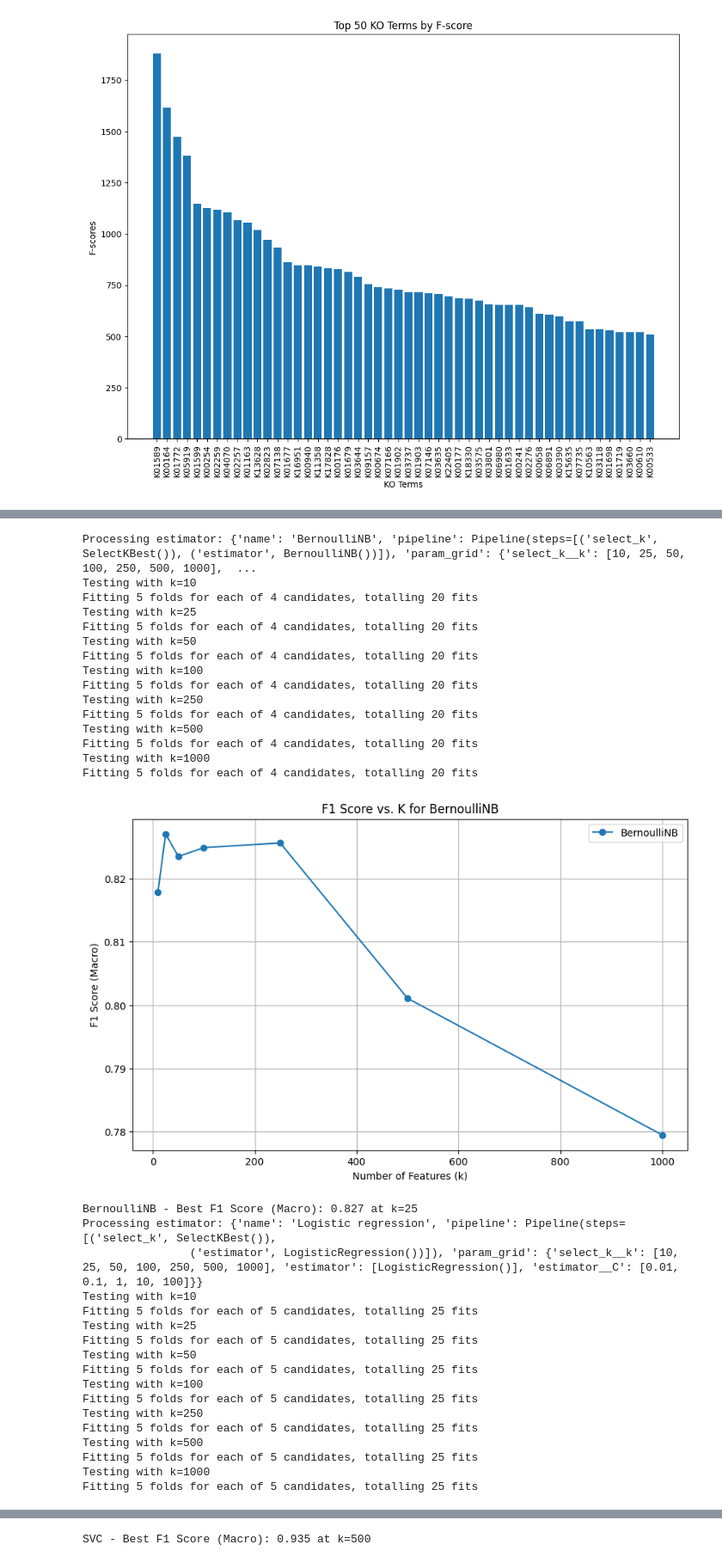
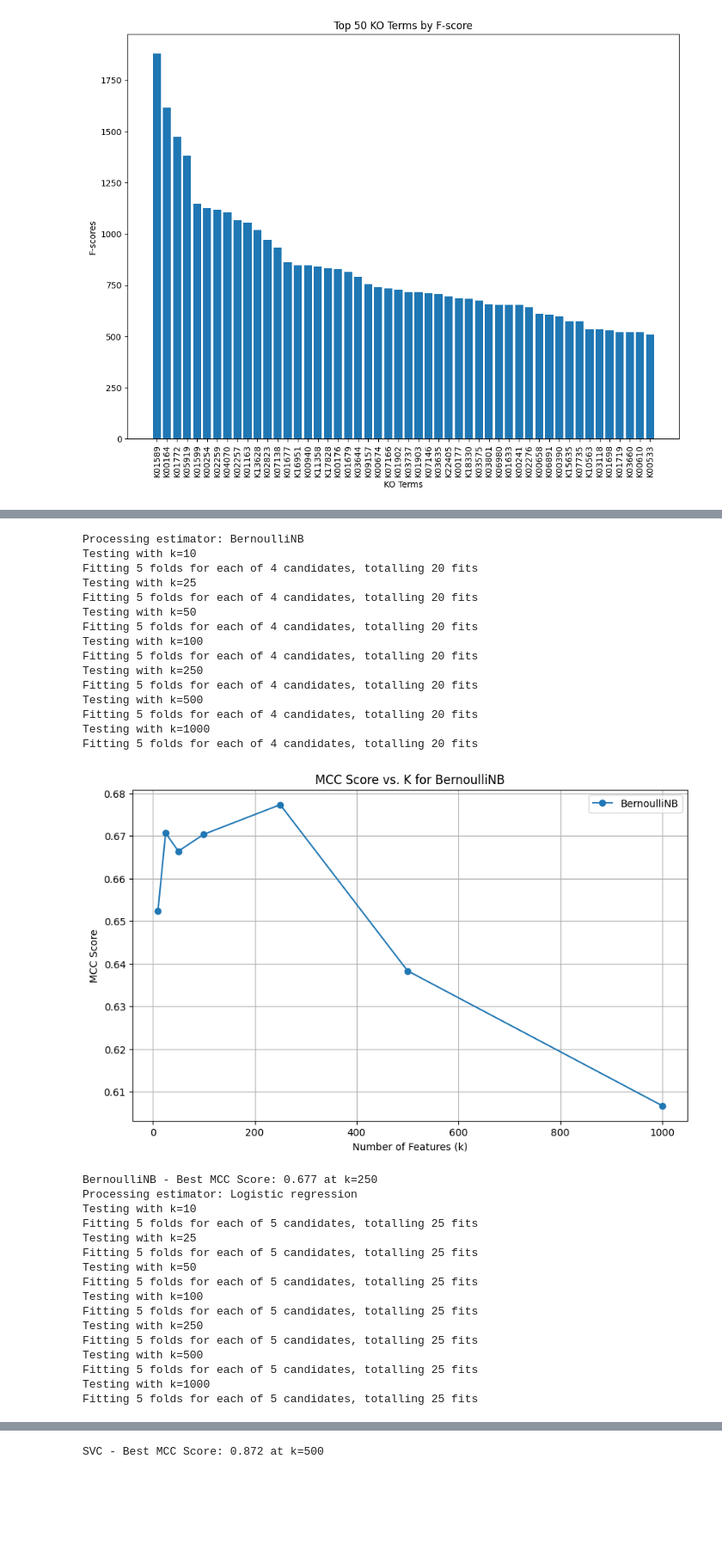
Before and after one commit to Ellaermeg/Eliah-Masters, a Jupyter notebook: KOs/Ungrouped pipeline KO.ipynb, the cells around one changed output, grey strips where cells are left out. Shown at 86% size. Saved outputs shown, nothing was run; the diff lists cells and outputs as text; code cells hidden in the pictures; blank space fills up the shorter version.

```diff
--- a/KOs/Ungrouped pipeline KO.ipynb
+++ b/KOs/Ungrouped pipeline KO.ipynb
@@ -160,7 +160,7 @@ features with correlation above 0.5 or below -0.5
 2508  K04070     0.503577
 2837  K05919     0.546010
 # %%
-''' Pipeline implementation for Naive bayes and random forests'''
+''' Pipeline implementation for all esitmators'''
 start_time = time.time()
 
 X_train, X_test, Y_train, Y_test = train_test_split(X_aligned, Y_aligned, test_size=0.3, random_state=42)
@@ -175,7 +175,7 @@ model_configs = [
             ('estimator', BernoulliNB())
         ]),
         'param_grid': {
-            'select_k__k': [1],
+            'select_k__k': [10,25, 50, 100, 250, 500, 1000],
             'estimator__alpha': [0.01, 0.1, 1.0, 10.0],  # Manages problem of zero probability in dataset (if a value is not observed in the data, it makes sure that the probability of zero does not lead to incorrect predicitons)
             'estimator__binarize': [0.0]  # Is automatically applied, so Blackbox hehehe
         }
@@ -187,7 +187,7 @@ model_configs = [
             ('estimator', LogisticRegression())
         ]),
         'param_grid': {
-            'select_k__k' : [1],
+            'select_k__k' : [10,25, 50, 100, 250, 500, 1000],
             'estimator': [LogisticRegression()],
             'estimator__C': [0.01, 0.1, 1, 10, 100] # Regularization step- Smaller C equals stronger regularization(penalizes magnitude of coefficients)
         }
@@ -199,7 +199,7 @@ model_configs = [
             ('estimator', RandomForestClassifier(random_state=42))
         ]),
         'param_grid': {
-            'select_k__k': [1],
+            'select_k__k': [10,25, 50, 100, 250, 500, 1000],
             'estimator__n_estimators': [100], # Number of trees in the model i think
             'estimator__max_depth': [5, 10, 50, None] # Depth of each tree in the forest, None means no limit, depth runs untill all leaves are pure
         }
@@ -211,7 +211,7 @@ model_configs = [
             ('estimator', SVC(random_state=42))
         ]),
         'param_grid': {
-            'select_k__k': [1],
+            'select_k__k': [10,25, 50, 100, 250, 500, 1000],
             'estimator__C': [0.1, 1, 10], # Essentially makes sure that the data is not overfitted on the traning data by regularization. Low values mean more regularization, high means less regularization
             'estimator__kernel': ['linear', 'poly', 'rbf'], # Linear implies that data is not transformed and is linearly separable
             'estimator__gamma': ['scale', 'auto'] # How far does the influence of a single traing example reach?
@@ -225,7 +225,7 @@ model_configs = [
 # Perform GridSearchCV for each model configuration
 for config in model_configs:
     # Grid searches across all the different estimators
-    grid_search = GridSearchCV(config['pipeline'], config['param_grid'], cv=5, scoring='f1_macro', n_jobs=-1, verbose=1)
+    grid_search = GridSearchCV(config['pipeline'], config['param_grid'], cv=StratifiedKFold(n_splits=5), n_jobs=-1, verbose=1)
     grid_search.fit(X_train, Y_train) # fits model
 
     best_model = grid_search.best_estimator_ # evaluates the best model of all the grid searches, i think. CHECK THIS
@@ -238,11 +238,6 @@ for config in model_configs:
 
     # Prints best parameters for each estimator
     print(f'Best parameters found for {config['name']}: {grid_search.best_params_}')
-
-    # Checks MCC for each estimator
-    mcc = matthews_corrcoef(Y_test, Y_pred)
-    print(f"Matthews Correlation Coefficient for {config['name']}: {mcc}")
-    print('\n')
 
 
 
@@ -357,8 +361,8 @@ print(f"Number of labels in Y_train: {len(Y_train)}")
 # %%
-''' K values versus f1 score plot'''
+''' K values versus MCC score plot'''
 
 # MOdel configs
-model_configs = [
+'''model_configs = [
     {
         'name': 'BernoulliNB',
         'pipeline': Pipeline([
@@ -408,58 +412,59 @@ model_configs = [
             'estimator__gamma': ['scale', 'auto'] # How far does the influence of a single traing example reach?
         }
     }
-]
+]'''
 
 # Loop through each model configuration
 for config in model_configs:
     k_values = config['param_grid']['select_k__k']  # Extract k values from the current configuration's param_grid
-    f1_scores = []  # To store mean F1 scores for each k
-    print(f"Processing estimator: {config}")
+    mcc_scores = []  # To store mean MCC scores for each k
+    print(f"Processing estimator: {config['name']}")
 
-    # Perform GridSearchCV for each k value to find the best F1 score
+    # Perform GridSearchCV for each k value to find the best MCC score
     for k in k_values:
         print(f"Testing with k={k}")
-        config['param_grid']['select_k__k'] = [k]
-        grid_search = GridSearchCV(config['pipeline'], config['param_grid'], cv=5, scoring='f1_macro', n_jobs=-1, verbose=1)
+        # Adjust param_grid for current k value only
+        temp_param_grid = config['param_grid'].copy()
+        temp_param_grid['select_k__k'] = [k]  # Use a list with a single value to comply with GridSearchCV expectations
+        grid_search = GridSearchCV(config['pipeline'], temp_param_grid, cv=5, scoring='matthews_corrcoef', n_jobs=-1, verbose=1)
         grid_search.fit(X_train, Y_train)
 
-        # Store the best F1 score for the current k
-        f1_scores.append(grid_search.best_score_)
+        # Store the best MCC score for the current k
+        mcc_scores.append(grid_search.best_score_)
 
-    # Plot F1 scores vs. k for the current estimator
+    # Plot MCC scores vs. k for the current estimator
     plt.figure(figsize=(10, 6))
-    plt.plot(k_values, f1_scores, marker='o', linestyle='-', label=config['name'])
+    plt.plot(k_values, mcc_scores, marker='o', linestyle='-', label=config['name'])
     plt.xlabel('Number of Features (k)')
-    plt.ylabel('F1 Score (Macro)')
-    plt.title(f'F1 Score vs. K for {config['name']}')
+    plt.ylabel('MCC Score')
+    plt.title(f'MCC Score vs. K for {config["name"]}')
     plt.legend()
     plt.grid(True)
     plt.show()
 
     # Find and print the best overall performance for the current estimator
-    max_f1_index = np.argmax(f1_scores)  # Index of the best F1 score
-    best_k = k_values[max_f1_index]  # k value for the best F1 score
-    print(f"{config['name']} - Best F1 Score (Macro): {f1_scores[max_f1_index]:.3f} at k={best_k}")
+    max_mcc_index = np.argmax(mcc_scores)  # Index of the best MCC score
+    best_k = k_values[max_mcc_index]  # k value for the best MCC score
+    print(f"{config['name']} - Best MCC Score: {mcc_scores[max_mcc_index]:.3f} at k={best_k}")
 # %% [output]
-Processing estimator: {'name': 'BernoulliNB', 'pipeline': Pipeline(steps=[('select_k', SelectKBest()), ('estimator', BernoulliNB())]), 'param_grid': {'select_k__k': [10, 25, 50, 100, 250, 500, 1000],  ...
+Processing estimator: BernoulliNB
 Testing with k=10
 Fitting 5 folds for each of 4 candidates, totalling 20 fits
 Testing with k=25
 Fitting 5 folds for each of 4 candidates, totalling 20 fits
 Testing with k=50
 Fitting 5 folds for each of 4 candidates, totalling 20 fits
 Testing with k=100
 Fitting 5 folds for each of 4 candidates, totalling 20 fits
 Testing with k=250
 Fitting 5 folds for each of 4 candidates, totalling 20 fits
 Testing with k=500
 Fitting 5 folds for each of 4 candidates, totalling 20 fits
 Testing with k=1000
 Fitting 5 folds for each of 4 candidates, totalling 20 fits
-[figure, old version]
+[figure, new version]
-BernoulliNB - Best F1 Score (Macro): 0.827 at k=25
-Processing estimator: {'name': 'Logistic regression', 'pipeline': Pipeline(steps=[('select_k', SelectKBest()),
-                ('estimator', LogisticRegression())]), 'param_grid': {'select_k__k': [10, 25, 50, 100, 250, 500, 1000], 'estimator': [LogisticRegression()], 'estimator__C': [0.01, 0.1, 1, 10, 100]}}
+BernoulliNB - Best MCC Score: 0.677 at k=250
+Processing estimator: Logistic regression
 Testing with k=10
 Fitting 5 folds for each of 5 candidates, totalling 25 fits
 Testing with k=25
@@ -514 +517 @@ Fitting 5 folds for each of 18 candidates, totalling 90 fits
-SVC - Best F1 Score (Macro): 0.935 at k=500
+SVC - Best MCC Score: 0.872 at k=500
```
Also changed, not shown: parts of 3 cells of this notebook, 1 other file.
